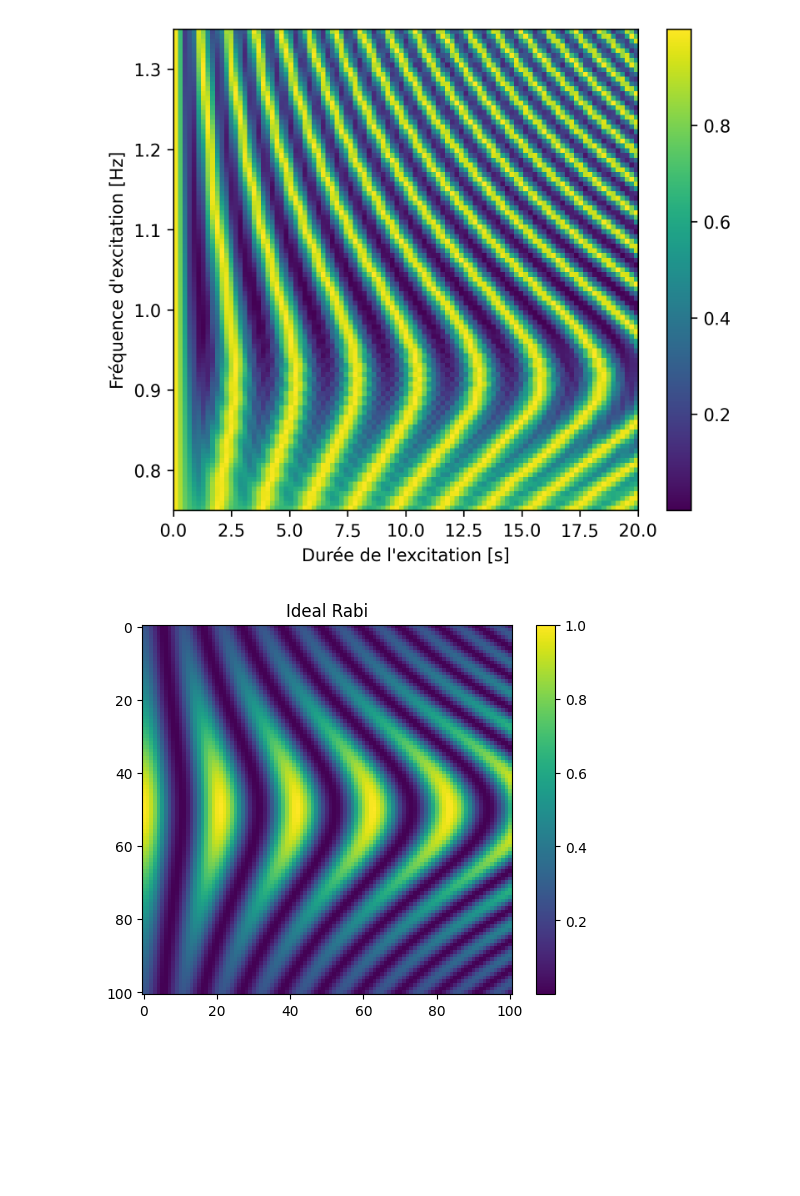
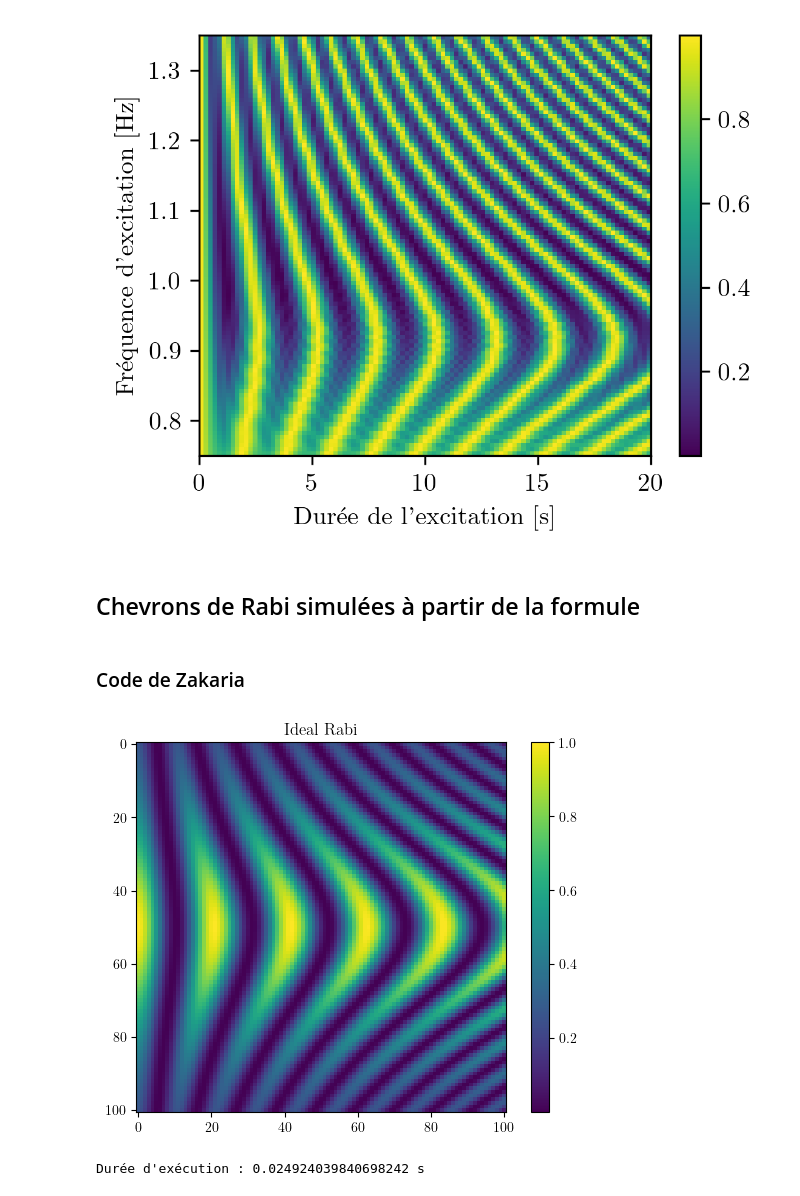
Before and after one commit to ekspone/GyroSpin, a Jupyter notebook: TheEND/rabi_plot.ipynb, the cells around one changed output. Drawn from its saved outputs; the diff is of its cells as text; code cells hidden in the pictures; blank space fills up the shorter version.

```diff
--- a/TheEND/rabi_plot.ipynb
+++ b/TheEND/rabi_plot.ipynb
@@ -3,0 +11,2 @@ import numpy as np
+# %%
+plt.rcParams.update({"text.usetex": True, "font.family": "serif"})
@@ -20,10 +34,14 @@ plt.show()
 # %%
-plt.figure(figsize=(6, 5), dpi = 300)
+plt.figure(figsize=(4, 3), dpi = 300)
 plt.imshow(RabiXY, origin = "lower", extent=[0, 20, 0.75, 1.35], aspect="auto")
 plt.xlabel("Durée de l'excitation [s]")
 plt.ylabel("Fréquence d'excitation [Hz]")
 plt.colorbar()
 plt.savefig("RabiXY_plt.png")
 plt.show()
 # %% [output]
-[figure, old version]
+[figure, new version]
+# %% [markdown]
+## Chevrons de Rabi simulées à partir de la formule
+# %% [markdown]
+### Code de Zakaria
@@ -30,8 +51,4 @@ plt.show()
 # %%
-f_L_0 = 1.059
-
-f_R_0 = f_L_0 / 4.423
-
 def Theta_Max(delta, t):
     theta = np.zeros((len(delta), len(t)))
     for i in range(len(delta)):
@@ -47,17 +64,20 @@ delta = np.linspace(-0.4, 0.4, 101, endpoint=True)
 t_burst = np.linspace(0, 20, 101, endpoint=True)
 tab_freq = delta + f_L_0
 
+start = time.time()
 y = Theta_Max(delta, t_burst)
+end = time.time()
 
 plt.figure()
 plt.imshow(y)
 plt.colorbar()
 plt.title("Ideal Rabi")
+plt.show()
 
-
-plt.show()
+print(f"Durée d'exécution : {end - start} s")
 # %% [output]
-[figure, old version]
+[figure, new version]
+Durée d'exécution : 0.024924039840698242 s
 # %%
 #signal = y
 
```
Also changed, not shown: parts of 43 cells of this notebook, 7 other files.
